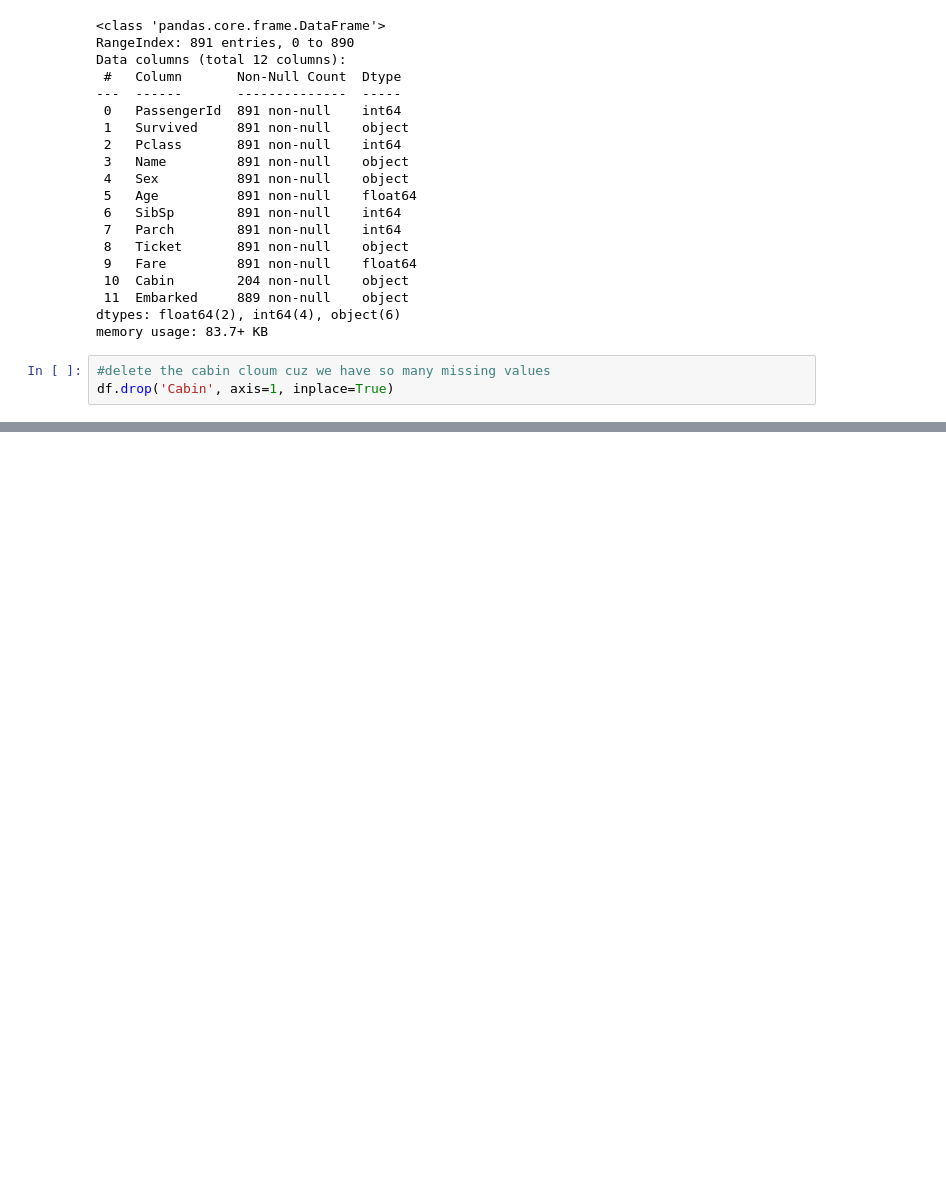
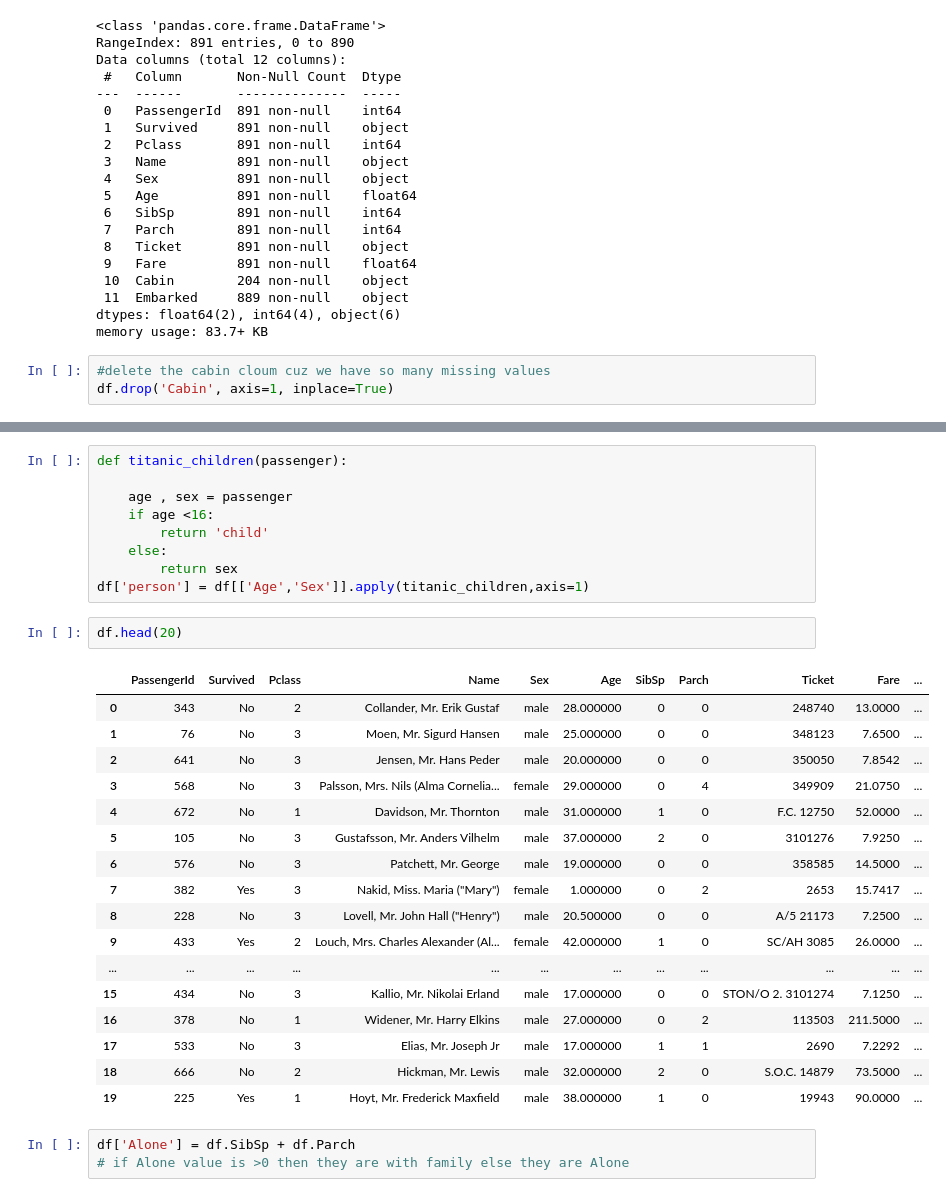
Before and after one commit to Iman-school/titanic-survivors-shaikha4, a Jupyter notebook: Titanic survivors.ipynb, the cells around one changed output, grey strips where cells are left out. Drawn from its saved outputs; the diff is of its cells as text; blank space fills up the shorter version.

```diff
--- a/Titanic survivors.ipynb
+++ b/Titanic survivors.ipynb
@@ -125,0 +152,32 @@ memory usage: 83.3+ KB
+# %%
+def titanic_children(passenger):
+
+    age , sex = passenger
+    if age <16:
+        return 'child'
+    else:
+        return sex
+df['person'] = df[['Age','Sex']].apply(titanic_children,axis=1)
+# %%
+df.head(20)
+# %% [output]
+|  | PassengerId | Survived | Pclass | Name | Sex | Age | SibSp | Parch | Ticket | Fare | ... |
+| 0 | 343 | No | 2 | Collander, Mr. Erik Gustaf | male | 28.000000 | 0 | 0 | 248740 | 13.0000 | ... |
+| 1 | 76 | No | 3 | Moen, Mr. Sigurd Hansen | male | 25.000000 | 0 | 0 | 348123 | 7.6500 | ... |
+| 2 | 641 | No | 3 | Jensen, Mr. Hans Peder | male | 20.000000 | 0 | 0 | 350050 | 7.8542 | ... |
+| 3 | 568 | No | 3 | Palsson, Mrs. Nils (Alma Cornelia... | female | 29.000000 | 0 | 4 | 349909 | 21.0750 | ... |
+| 4 | 672 | No | 1 | Davidson, Mr. Thornton | male | 31.000000 | 1 | 0 | F.C. 12750 | 52.0000 | ... |
+| 5 | 105 | No | 3 | Gustafsson, Mr. Anders Vilhelm | male | 37.000000 | 2 | 0 | 3101276 | 7.9250 | ... |
+| 6 | 576 | No | 3 | Patchett, Mr. George | male | 19.000000 | 0 | 0 | 358585 | 14.5000 | ... |
+| 7 | 382 | Yes | 3 | Nakid, Miss. Maria ("Mary") | female | 1.000000 | 0 | 2 | 2653 | 15.7417 | ... |
+| 8 | 228 | No | 3 | Lovell, Mr. John Hall ("Henry") | male | 20.500000 | 0 | 0 | A/5 21173 | 7.2500 | ... |
+| 9 | 433 | Yes | 2 | Louch, Mrs. Charles Alexander (Al... | female | 42.000000 | 1 | 0 | SC/AH 3085 | 26.0000 | ... |
+| ... | ... | ... | ... | ... | ... | ... | ... | ... | ... | ... | ... |
+| 15 | 434 | No | 3 | Kallio, Mr. Nikolai Erland | male | 17.000000 | 0 | 0 | STON/O 2. 3101274 | 7.1250 | ... |
+| 16 | 378 | No | 1 | Widener, Mr. Harry Elkins | male | 27.000000 | 0 | 2 | 113503 | 211.5000 | ... |
+| 17 | 533 | No | 3 | Elias, Mr. Joseph Jr | male | 17.000000 | 1 | 1 | 2690 | 7.2292 | ... |
+| 18 | 666 | No | 2 | Hickman, Mr. Lewis | male | 32.000000 | 2 | 0 | S.O.C. 14879 | 73.5000 | ... |
+| 19 | 225 | Yes | 1 | Hoyt, Mr. Frederick Maxfield | male | 38.000000 | 1 | 0 | 19943 | 90.0000 | ... |
+# %%
+df['Alone'] = df.SibSp + df.Parch
+# if Alone value is >0 then they are with family else they are Alone
```
Also changed, not shown: parts of 14 cells of this notebook.
